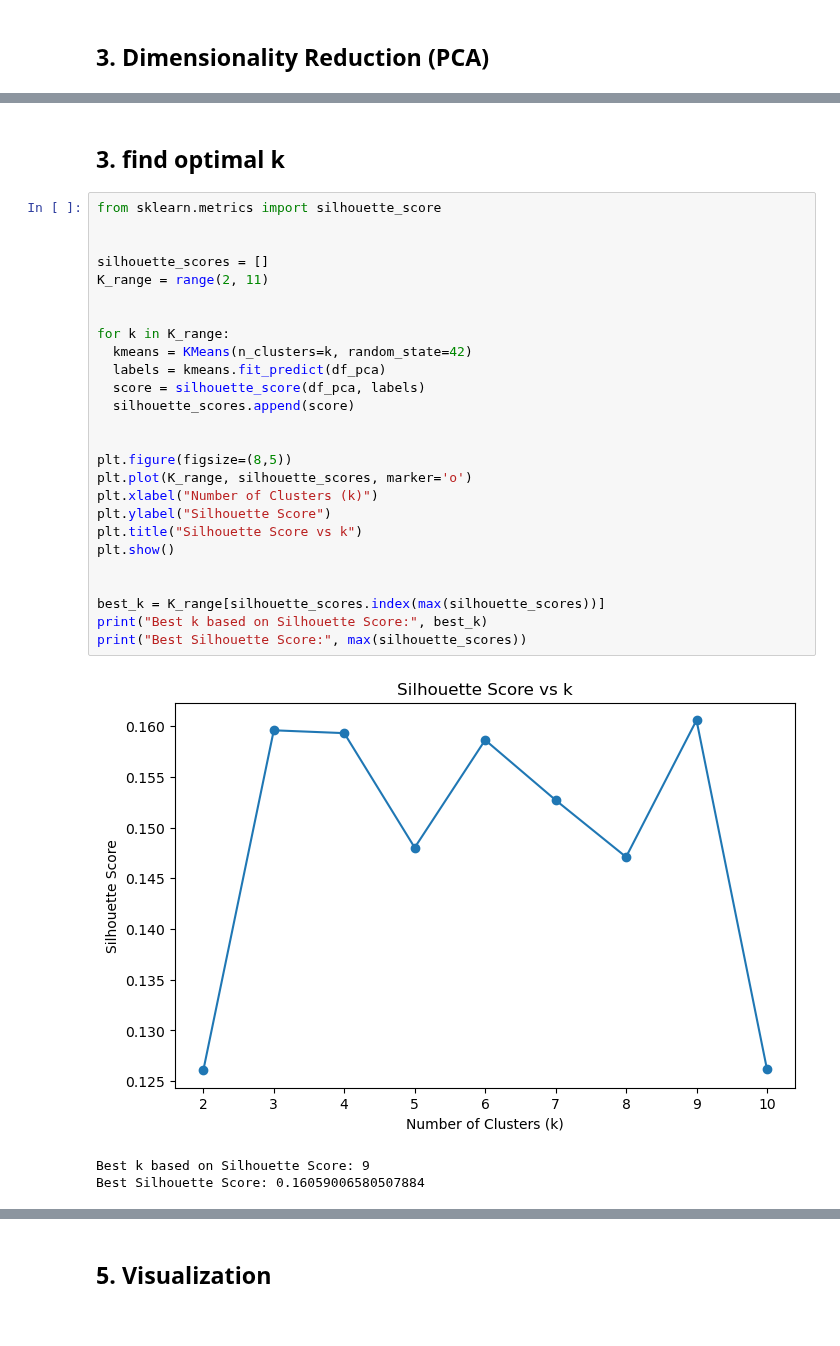
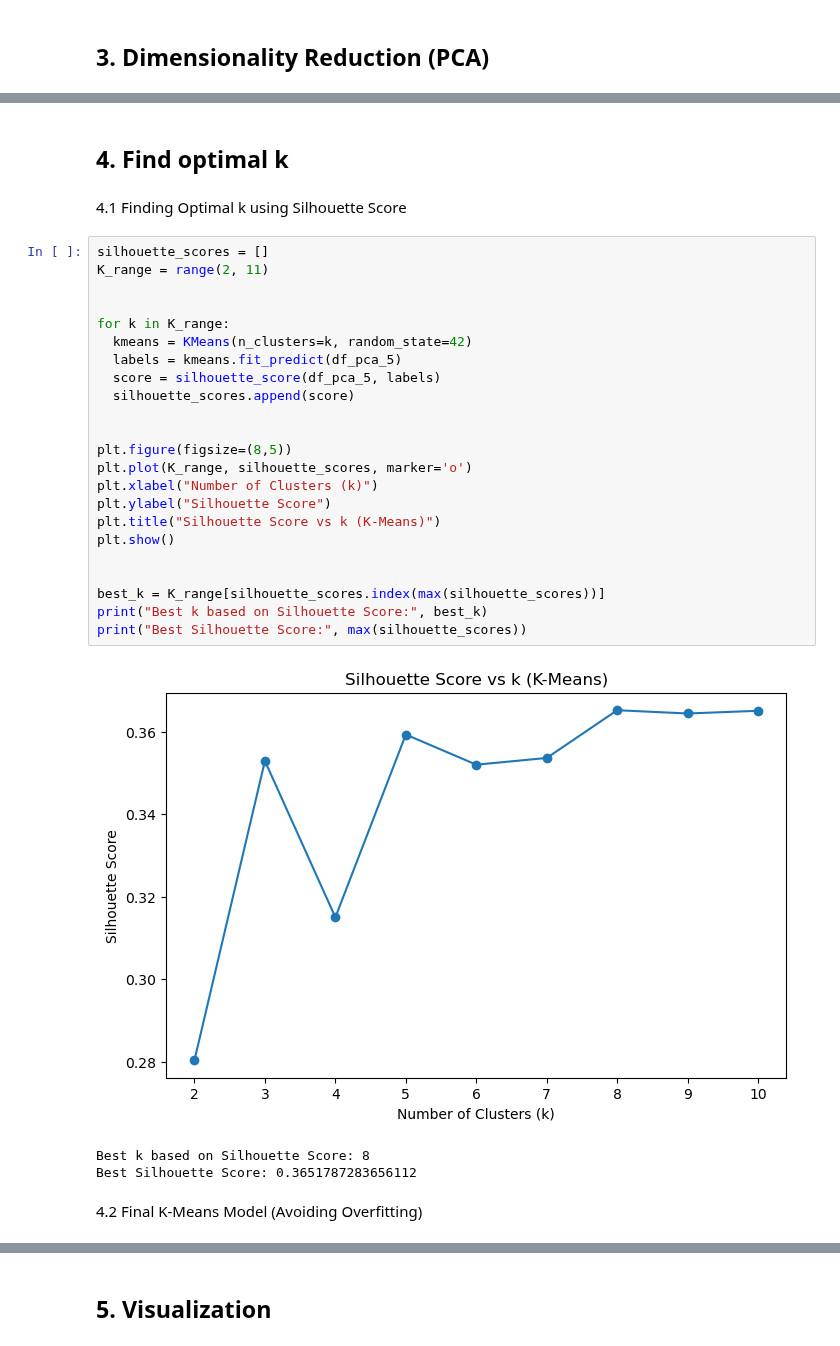
Before and after one commit to alberehap/Project-ML, a Jupyter notebook: unsupervised_models.ipynb, the cells around one changed output, grey strips where cells are left out. Saved outputs shown, nothing was run; the diff lists cells and outputs as text.

Commit message:
UPDATE MODELS

```diff
--- a/unsupervised_models.ipynb
+++ b/unsupervised_models.ipynb
@@ -58,33 +54,34 @@ PCA shape: (910, 26)
 # %% [markdown]
-## 3. find optimal k
+## 4. Find optimal k
+# %% [markdown]
+4.1 Finding Optimal k using Silhouette Score
 # %%
-from sklearn.metrics import silhouette_score
-
-
 silhouette_scores = []
 K_range = range(2, 11)
 
 
 for k in K_range:
   kmeans = KMeans(n_clusters=k, random_state=42)
-  labels = kmeans.fit_predict(df_pca)
-  score = silhouette_score(df_pca, labels)
+  labels = kmeans.fit_predict(df_pca_5)
+  score = silhouette_score(df_pca_5, labels)
   silhouette_scores.append(score)
 
 
 plt.figure(figsize=(8,5))
 plt.plot(K_range, silhouette_scores, marker='o')
 plt.xlabel("Number of Clusters (k)")
 plt.ylabel("Silhouette Score")
-plt.title("Silhouette Score vs k")
+plt.title("Silhouette Score vs k (K-Means)")
 plt.show()
 
 
 best_k = K_range[silhouette_scores.index(max(silhouette_scores))]
 print("Best k based on Silhouette Score:", best_k)
 print("Best Silhouette Score:", max(silhouette_scores))
 # %% [output]
-[figure, old version]
+[figure, new version]
-Best k based on Silhouette Score: 9
-Best Silhouette Score: 0.16059006580507884
+Best k based on Silhouette Score: 8
+Best Silhouette Score: 0.3651787283656112
+# %% [markdown]
+4.2 Final K-Means Model (Avoiding Overfitting)
 # %%
```
Also changed, not shown: parts of 27 cells of this notebook.
